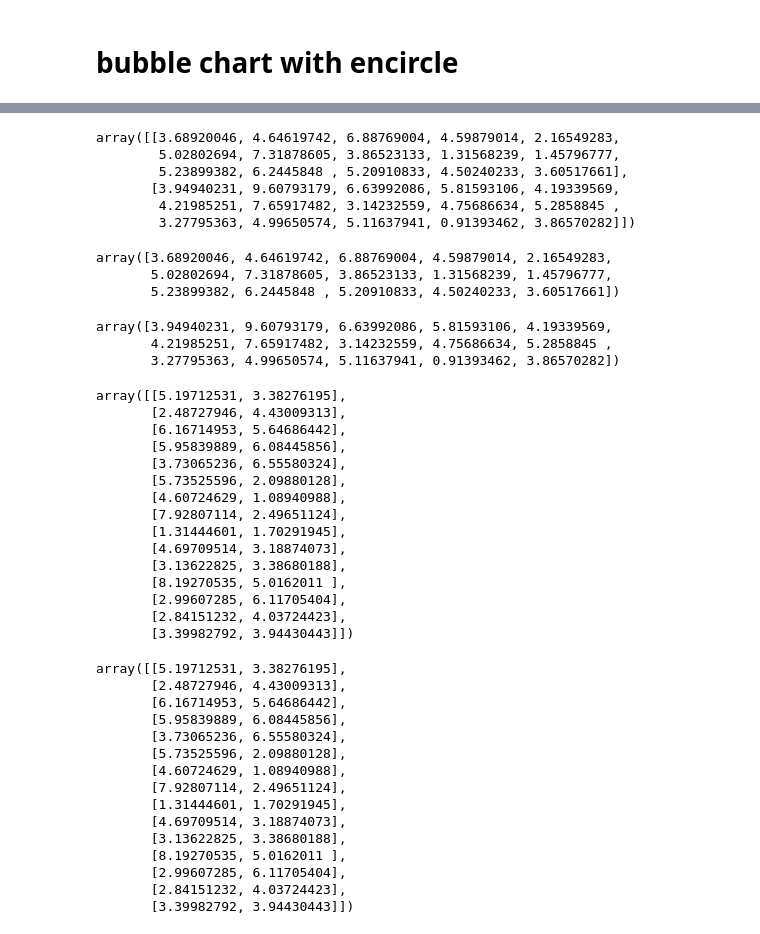
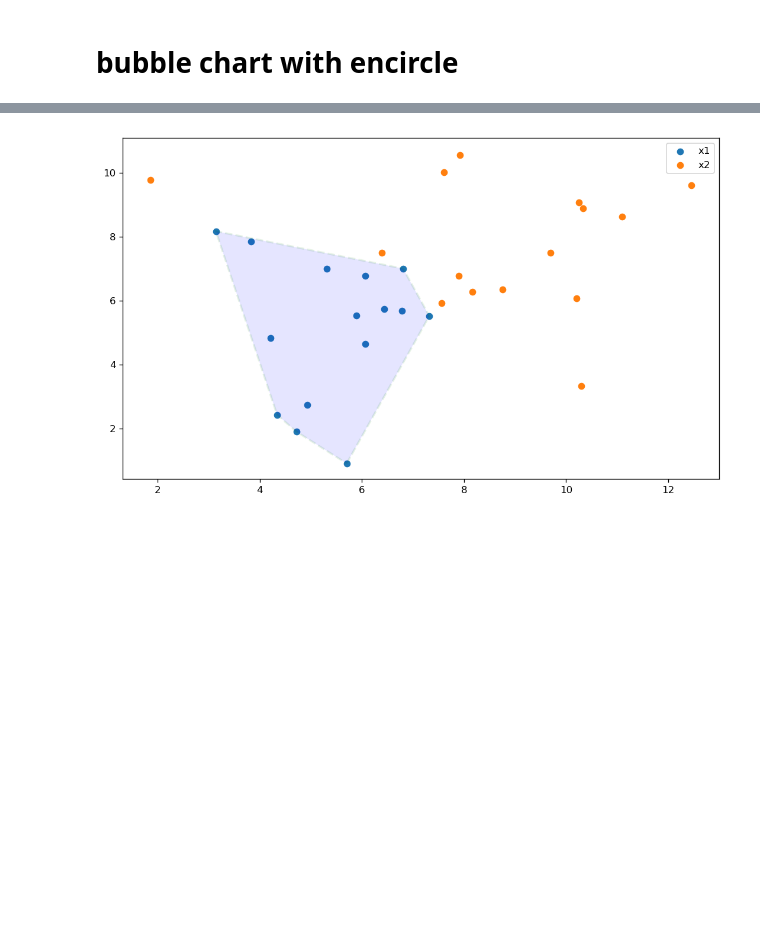
Before and after one commit to NaCl-Ocean/Skill-Tree-Lights-Up, a Jupyter notebook: Python/matplotlib/关联图.ipynb, the cells around one changed output, grey strips where cells are left out. Drawn from its saved outputs; the diff is of its cells as text; code cells hidden in the pictures; blank space fills up the shorter version.

```diff
--- a/Python/matplotlib/关联图.ipynb
+++ b/Python/matplotlib/关联图.ipynb
@@ -260,57 +234,21 @@ plt.show()
-# %%
-np.stack([x1,y1],axis=0)
-# %% [output]
-array([[3.68920046, 4.64619742, 6.88769004, 4.59879014, 2.16549283,
-        5.02802694, 7.31878605, 3.86523133, 1.31568239, 1.45796777,
-        5.23899382, 6.2445848 , 5.20910833, 4.50240233, 3.60517661],
-       [3.94940231, 9.60793179, 6.63992086, 5.81593106, 4.19339569,
-        4.21985251, 7.65917482, 3.14232559, 4.75686634, 5.2858845 ,
-        3.27795363, 4.99650574, 5.11637941, 0.91393462, 3.86570282]])
-# %%
-x1
-# %% [output]
-array([3.68920046, 4.64619742, 6.88769004, 4.59879014, 2.16549283,
-       5.02802694, 7.31878605, 3.86523133, 1.31568239, 1.45796777,
-       5.23899382, 6.2445848 , 5.20910833, 4.50240233, 3.60517661])
-# %%
-y1
-# %% [output]
-array([3.94940231, 9.60793179, 6.63992086, 5.81593106, 4.19339569,
-       4.21985251, 7.65917482, 3.14232559, 4.75686634, 5.2858845 ,
-       3.27795363, 4.99650574, 5.11637941, 0.91393462, 3.86570282])
-# %%
-np.c_[x1,y1]
-# %% [output]
-array([[5.19712531, 3.38276195],
-       [2.48727946, 4.43009313],
-       [6.16714953, 5.64686442],
-       [5.95839889, 6.08445856],
-       [3.73065236, 6.55580324],
-       [5.73525596, 2.09880128],
-       [4.60724629, 1.08940988],
-       [7.92807114, 2.49651124],
-       [1.31444601, 1.70291945],
-       [4.69709514, 3.18874073],
-       [3.13622825, 3.38680188],
-       [8.19270535, 5.0162011 ],
-       [2.99607285, 6.11705404],
-       [2.84151232, 4.03724423],
-       [3.39982792, 3.94430443]])
-# %%
-np.stack([x1,y1],axis=1)
-# %% [output]
-array([[5.19712531, 3.38276195],
-       [2.48727946, 4.43009313],
-       [6.16714953, 5.64686442],
-       [5.95839889, 6.08445856],
-       [3.73065236, 6.55580324],
-       [5.73525596, 2.09880128],
-       [4.60724629, 1.08940988],
-       [7.92807114, 2.49651124],
-       [1.31444601, 1.70291945],
-       [4.69709514, 3.18874073],
-       [3.13622825, 3.38680188],
-       [8.19270535, 5.0162011 ],
-       [2.99607285, 6.11705404],
-       [2.84151232, 4.03724423],
-       [3.39982792, 3.94430443]])
+# %%
+x1,y1 = np.random.normal(loc=5,scale=2,size=(2,15))
+x2,y2 = np.random.normal(loc=8,scale=2.5,size=(2,15))
+fig = plt.figure(figsize=(14,8),
+                 dpi=120,# 图像分辨率
+                facecolor='w', # 图像的背景颜色，设置为白色
+                edgecolor='k', # 图像的边框颜色
+                )
+ax = fig.add_axes((0.2,0.2,0.6,0.6))
+ax.scatter(x1,y1,label='x1')
+ax.scatter(x2,y2,label='x2')
+
+p = np.stack([x1,y1],axis=1)
+hull = ConvexHull(p)
+poly = plt.Polygon(p[hull.vertices,:],alpha=0.1,facecolor='b',linewidth=2,edgecolor='g',
+                   linestyle='--',joinstyle='miter')
+ax.add_patch(poly)
+ax.legend()
+plt.show()
+# %% [output]
+[figure, added]
```
Also changed, not shown: parts of 2 cells of this notebook, 8 other files.
